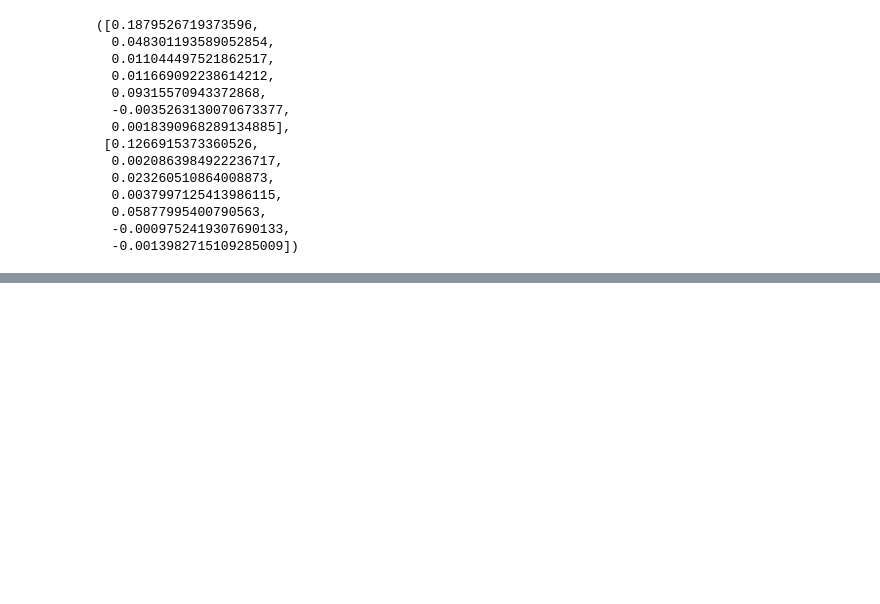
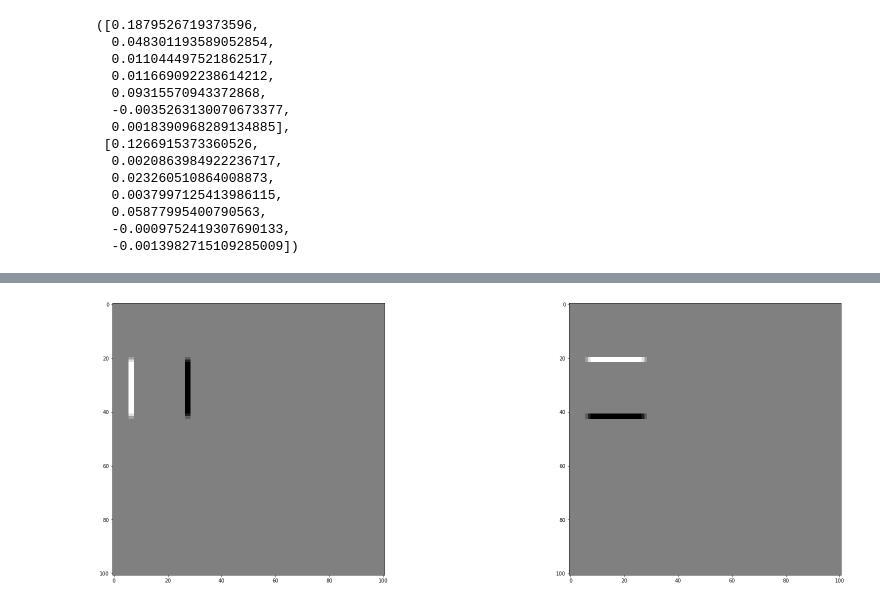
Before and after one commit to edisonghc/Computer_Vision, a Jupyter notebook: 05_Motion/Motion.ipynb, the cells around one changed output, grey strips where cells are left out. Saved outputs shown, nothing was run; the diff lists cells and outputs as text; code cells hidden in the pictures; blank space fills up the shorter version.

```diff
--- a/05_Motion/Motion.ipynb
+++ b/05_Motion/Motion.ipynb
@@ -171,0 +199,10 @@ m_mhi, m_mei
+# %%
+fx = cv2.Sobel(after, cv2.CV_64F, 1, 0, ksize=3)
+fy = cv2.Sobel(after, cv2.CV_64F, 0, 1, ksize=3)
+
+fig, (ax1, ax2) = plt.subplots(1, 2)
+ax1.imshow(fx, cmap='gray')
+ax2.imshow(fy, cmap='gray')
+plt.show()
+# %% [output]
+[figure, added]
```
Also changed, not shown: parts of 9 cells of this notebook.
